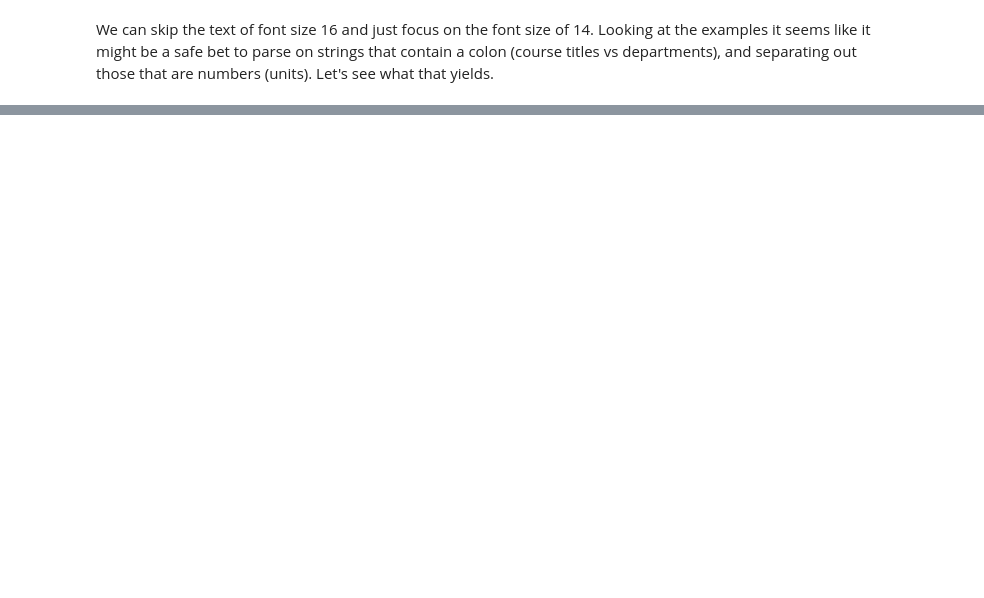
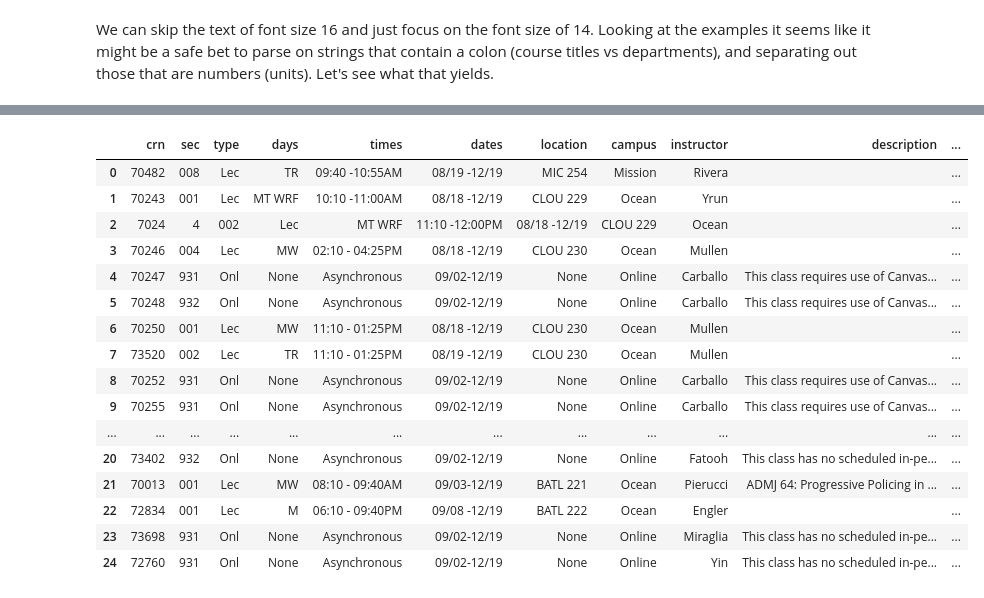
Before and after one commit to ChrisPleman/course_catalog_dashboard, a Jupyter notebook: discovery.ipynb, the cells around one changed output, grey strips where cells are left out. Drawn from its saved outputs; the diff is of its cells as text; code cells hidden in the pictures; blank space fills up the shorter version.

```diff
--- a/discovery.ipynb
+++ b/discovery.ipynb
@@ -305,10 +306,10 @@ At this point, I'm opting for option 2.
 Before I do that, however, I want to extend this inspection to the entire document. Since this is likely to be a slow process I will define a variable that will control if the operation will execute and will be set to `False` after the information is printed.
 # %%
 # Apologies for the long name, but I wanted to make it descriptive
-execute_document_font_distribution_extraction = False
+execute_document_font_distribution_extraction = True
 
 # Throwing error to ensure the next cell isn't run if I forget and do run all
-raise Exception("Do you really want to re-run the next cell?")
+# raise Exception("Do you really want to re-run the next cell?")
 # %%
 # We don't need this to run all the time, so I added a safeguard
 if execute_document_font_distribution_extraction:
@@ -397,21 +398,9 @@ print(text_14)
 # %% [markdown]
 We can skip the text of font size 16 and just focus on the font size of 14. Looking at the examples it seems like it might be a safe bet to parse on strings that contain a colon (course titles vs departments), and separating out those that are numbers (units). Let's see what that yields.
 # %%
-def course_criteria_information(crn = '', sec = '', type = '', days = '', times = '', dates = '', location = '', campus = '', instructor = ''):
-    return {
-        'crn': crn,
-        'sec': sec,
-        'type': type,
-        'days': days,
-        'times': times,
-        'dates': dates,
-        'location': location,
-        'campus': campus,
-        'instructor': instructor
-    }
-
 # Storing the departments, their courses, and their courses' data
-departments = defaultdict(str)
+departments = np.array([])
+courses = []
 
 current_department = ''
 current_course = ''
@@ -436,9 +425,6 @@ for i, text in enumerate(text_14):
         # print("course")
         # Assigning to a variable will be helpful for when we assign courses to a department's course list
         current_course = text
-
-        # Save the current course's information
-        departments[current_department][current_course] = {}
     else:
         # If the text represents the units for the course
         if re.search('[0-9]', text):
@@ -448,9 +434,11 @@ for i, text in enumerate(text_14):
             # Cast as float in case there are courses with half units??
             text = [float(course_units) for course_units in text.split('-')]
 
+            # Find the index of the department
+            department_index = np.where(departments == current_department)[0][0]
 
             # Update the course criteria
-            departments[current_department][current_course]['units'] = text
+            courses.append([current_course, text, department_index])
         # Department title
         else:
             # print("Department")
@@ -458,6 +446,4 @@ for i, text in enumerate(text_14):
             current_department = text
 
             # #  Add a new department to the dictionary
-            departments[current_department] = {}
-
-print(departments)
+            departments = np.append(departments, text)
@@ -470,0 +625,21 @@ This worked well
+# %%
+course_offering_info = pd.DataFrame(course_info_list[1:])
+course_offering_info
+# %% [output]
+|  | crn | sec | type | days | times | dates | location | campus | instructor | description | ... |
+| 0 | 70482 | 008 | Lec | TR | 09:40 -10:55AM | 08/19 -12/19 | MIC 254 | Mission | Rivera |  | ... |
+| 1 | 70243 | 001 | Lec | MT WRF | 10:10 -11:00AM | 08/18 -12/19 | CLOU 229 | Ocean | Yrun |  | ... |
+| 2 | 7024 | 4 | 002 | Lec | MT WRF | 11:10 -12:00PM | 08/18 -12/19 | CLOU 229 | Ocean |  | ... |
+| 3 | 70246 | 004 | Lec | MW | 02:10 - 04:25PM | 08/18 -12/19 | CLOU 230 | Ocean | Mullen |  | ... |
+| 4 | 70247 | 931 | Onl | None | Asynchronous | 09/02-12/19 | None | Online | Carballo | This class requires use of Canvas... | ... |
+| 5 | 70248 | 932 | Onl | None | Asynchronous | 09/02-12/19 | None | Online | Carballo | This class requires use of Canvas... | ... |
+| 6 | 70250 | 001 | Lec | MW | 11:10 - 01:25PM | 08/18 -12/19 | CLOU 230 | Ocean | Mullen |  | ... |
+| 7 | 73520 | 002 | Lec | TR | 11:10 - 01:25PM | 08/19 -12/19 | CLOU 230 | Ocean | Mullen |  | ... |
+| 8 | 70252 | 931 | Onl | None | Asynchronous | 09/02-12/19 | None | Online | Carballo | This class requires use of Canvas... | ... |
+| 9 | 70255 | 931 | Onl | None | Asynchronous | 09/02-12/19 | None | Online | Carballo | This class requires use of Canvas... | ... |
+| ... | ... | ... | ... | ... | ... | ... | ... | ... | ... | ... | ... |
+| 20 | 73402 | 932 | Onl | None | Asynchronous | 09/02-12/19 | None | Online | Fatooh | This class has no scheduled in-pe... | ... |
+| 21 | 70013 | 001 | Lec | MW | 08:10 - 09:40AM | 09/03-12/19 | BATL 221 | Ocean | Pierucci | ADMJ 64: Progressive Policing in ... | ... |
+| 22 | 72834 | 001 | Lec | M | 06:10 - 09:40PM | 09/08 -12/19 | BATL 222 | Ocean | Engler |  | ... |
+| 23 | 73698 | 931 | Onl | None | Asynchronous | 09/02-12/19 | None | Online | Miraglia | This class has no scheduled in-pe... | ... |
+| 24 | 72760 | 931 | Onl | None | Asynchronous | 09/02-12/19 | None | Online | Yin | This class has no scheduled in-pe... | ... |
```
Also changed, not shown: parts of 9 cells of this notebook.
